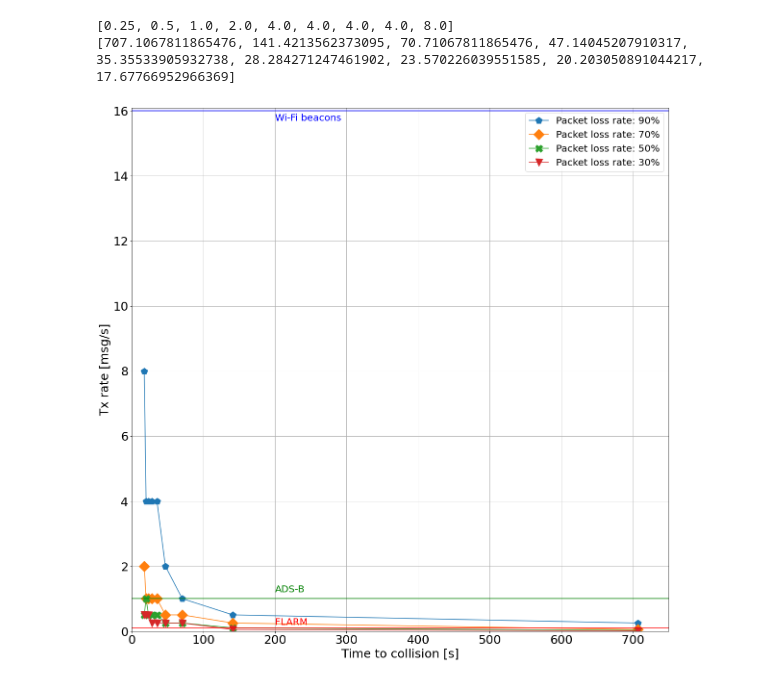
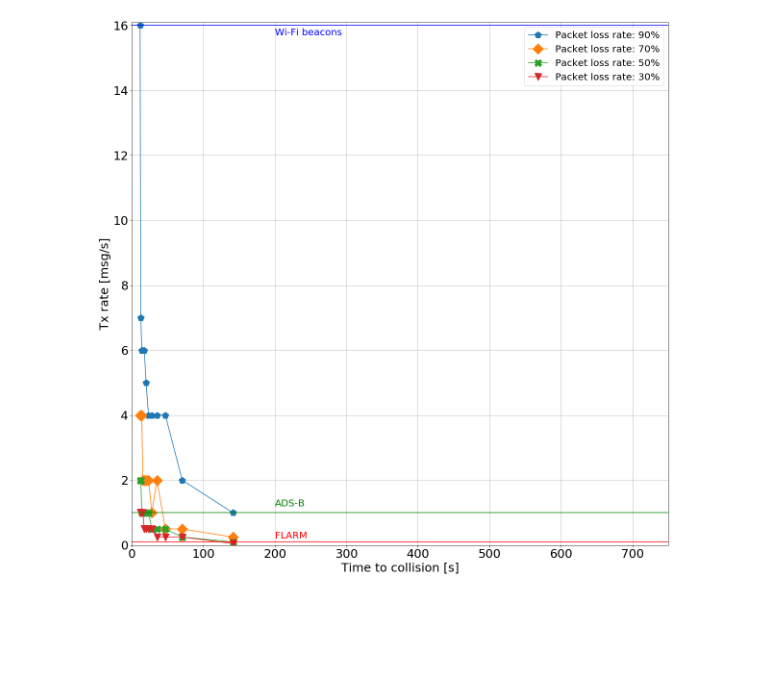
Before and after one commit to ingframin/vocabs2, a Jupyter notebook: results/Untitled.ipynb, the cells around one changed output. Drawn from its saved outputs; the diff is of its cells as text; code cells hidden in the pictures; blank space fills up the shorter version.

```diff
--- a/results/Untitled.ipynb
+++ b/results/Untitled.ipynb
@@ -146,11 +146,11 @@ def read_speed(filename):
 
     return blocks
 # %%
-blocks = read_speed('results_speed_loss.txt')
+blocks = read_speed('results_speed_loss_avoid.txt')
 # %%
 import math
 
-syms = ['p','d','v','o','P','H','X','*','D']
+syms = ['p','d','v','o','P','H','X','*','D',"<",">","^","p","D","x"]
 plt.rcParams["figure.figsize"] = (20,20)
 plt.subplot(221)
 si = 0
@@ -210,6 +210,7 @@ si=0
 for b in blocks:
     if b.loss == 700.0:
         ttc = (1000*math.sqrt(2)/2)/b.speed
+
         plt.plot(b.rate,b.data,syms[si]+'-',label='Time to collision:%.1f s'%(ttc,), markersize=15)
         si+=1
 
@@ -237,50 +238,47 @@ for b in blocks:
     if b.loss == 100.0:
         ttc.append((1000*math.sqrt(2)/2)/b.speed)
         for r,d in zip(b.rate,b.data):
-            if d < 0.001:
+            if d < 0.00001:
                 rates90.append(r)
                 break
     if b.loss == 300.0:
         #ttc.append((1000*math.sqrt(2)/2)/b.speed)
         for r,d in zip(b.rate,b.data):
-            if d < 0.001:
+            if d < 0.00001:
                 rates70.append(r)
                 break
     if b.loss == 500.0:
         #ttc.append((1000*math.sqrt(2)/2)/b.speed)
         for r,d in zip(b.rate,b.data):
-            if d < 0.001:
+            if d < 0.00001:
                 rates50.append(r)
                 break
     if b.loss == 700.0:
         #ttc.append((1000*math.sqrt(2)/2)/b.speed)
         for r,d in zip(b.rate,b.data):
-            if d < 0.001:
+            if d < 0.00001:
                 rates30.append(r)
                 break
-print(rates)
-print(ttc)
+
 fig, ax = plt.subplots()
 plt.plot(ttc,rates90,'p-',label="Packet loss rate: 90%", markersize = 15)
 plt.plot(ttc,rates70,'D-',label="Packet loss rate: 70%", markersize = 15)
 plt.plot(ttc,rates50,'X-',label="Packet loss rate: 50%", markersize = 15)
 plt.plot(ttc,rates30,'v-',label="Packet loss rate: 30%", markersize = 15)
 ax.axhline(y=0.1, xmin=0.0, xmax=1.0, color='r')
 plt.text(200,0.2,"FLARM",fontsize=20, color='red')
 ax.axhline(y=1.0, xmin=0.0, xmax=1.0, color='g')
 plt.text(200,1.2,"ADS-B",fontsize=20, color='green')
 ax.axhline(y=16, xmin=0.0, xmax=1.0, color='b')
 plt.text(200,15.7,"Wi-Fi beacons",fontsize=20, color='blue')
 plt.yticks(fontsize=25)
 plt.xticks(fontsize=25)
 plt.xlabel('Time to collision [s]',fontsize=25)
 plt.ylabel('Tx rate [msg/s]',fontsize=25)
 plt.axis([0,750,0,16.1])
 plt.legend(fontsize=20)
 plt.grid(True)
 plt.savefig('rate_vs_ttc.pdf',dpi=300,bbox_inches='tight')
 plt.show()
 # %% [output]
-[0.25, 0.5, 1.0, 2.0, 4.0, 4.0, 4.0, 4.0, 8.0]
-[707.1067811865476, 141.4213562373095, 70.71067811865476, 47.14045207910317, 35.35533905932738, 28.284271247461902, 23.570226039551585, 20.203050891044217, 17.67766952966369]
-[figure, old version]
+[figure, new version]
```
Also changed, not shown: parts of 4 cells of this notebook, 6 other files.
